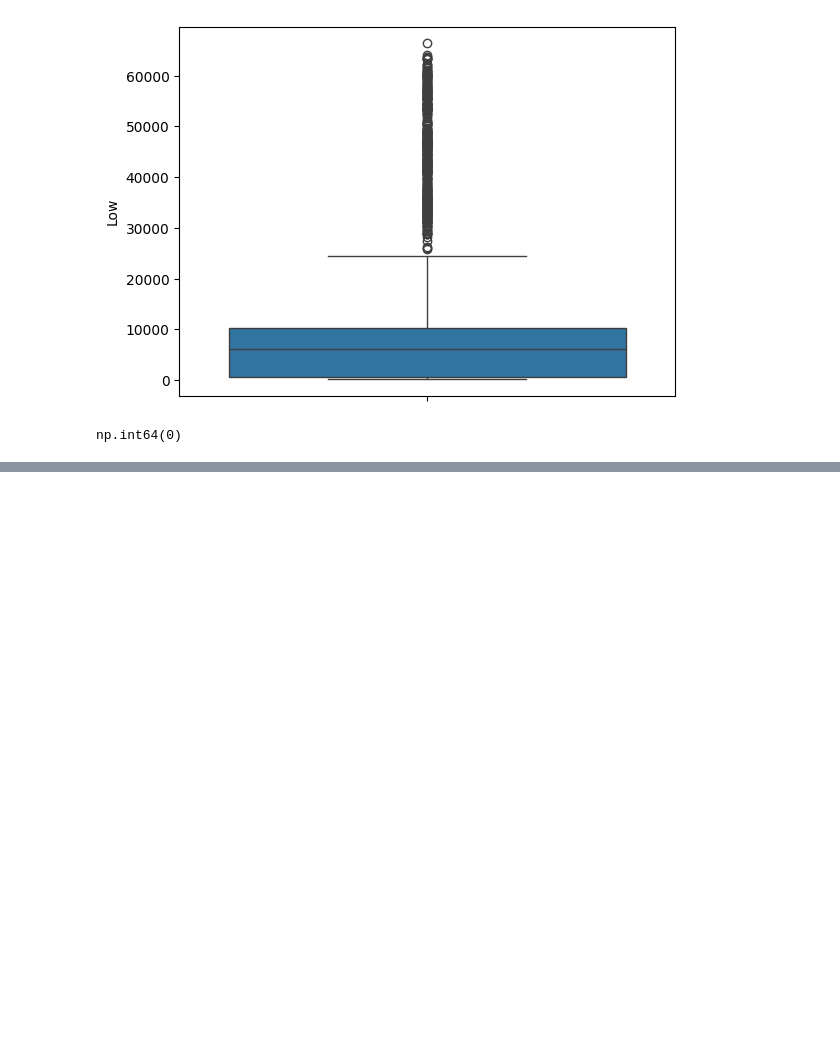
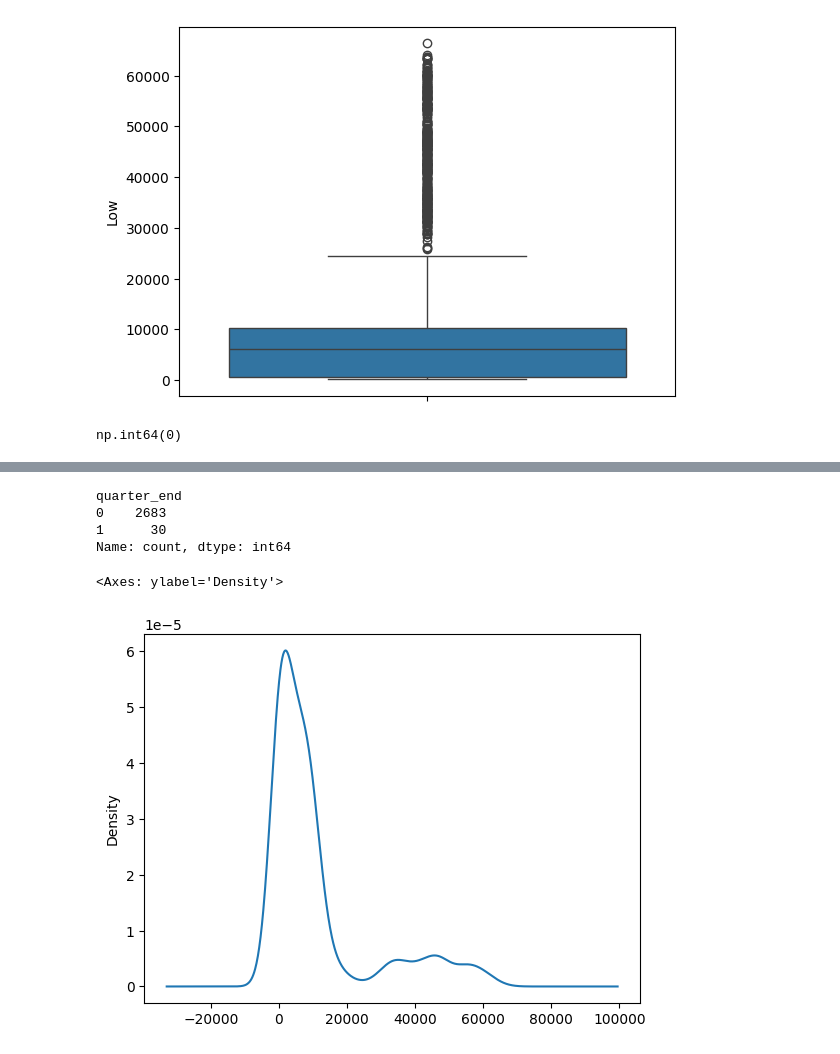
Before and after one commit to saaaaaaaaaaaaaad56/bitcoin-price-prediction, a Jupyter notebook: code.ipynb, the cells around one changed output, grey strips where cells are left out. Cells and saved outputs as stored; diff of their text form; code cells hidden in the pictures; blank space fills up the shorter version.

```diff
--- a/code.ipynb
+++ b/code.ipynb
@@ -275,0 +293,16 @@ np.int64(0)
+# %%
+df['date'] = pd.to_datetime(df[['year', 'month', 'day']])
+df['quarter_end'] = df['date'].dt.is_quarter_end.astype(int)
+df.drop(columns=['date'], inplace=True)
+# %%
+df['quarter_end'].value_counts()
+# %% [output]
+quarter_end
+0    2683
+1      30
+Name: count, dtype: int64
+# %%
+df['Low'].plot.kde()
+# %% [output]
+<Axes: ylabel='Density'>
+[figure, added]
```
Also changed, not shown: parts of 15 cells of this notebook.
